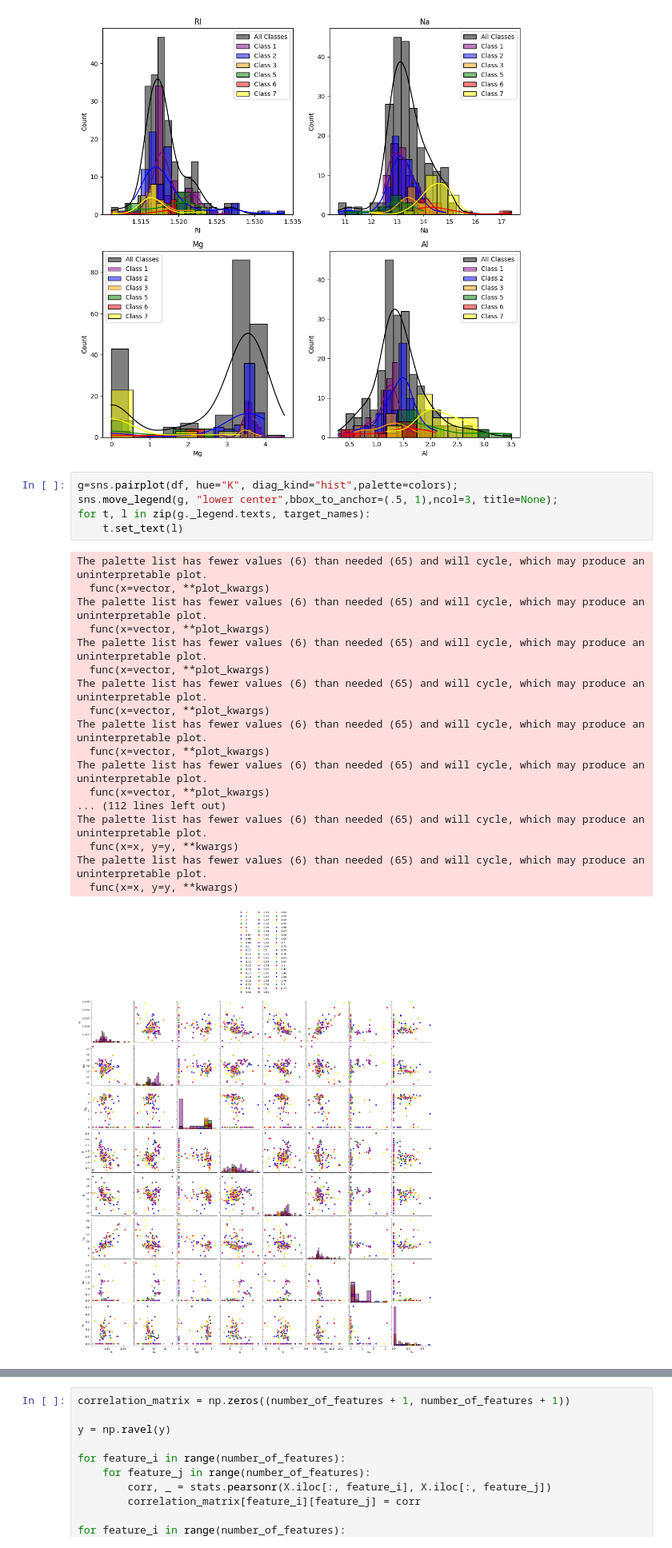
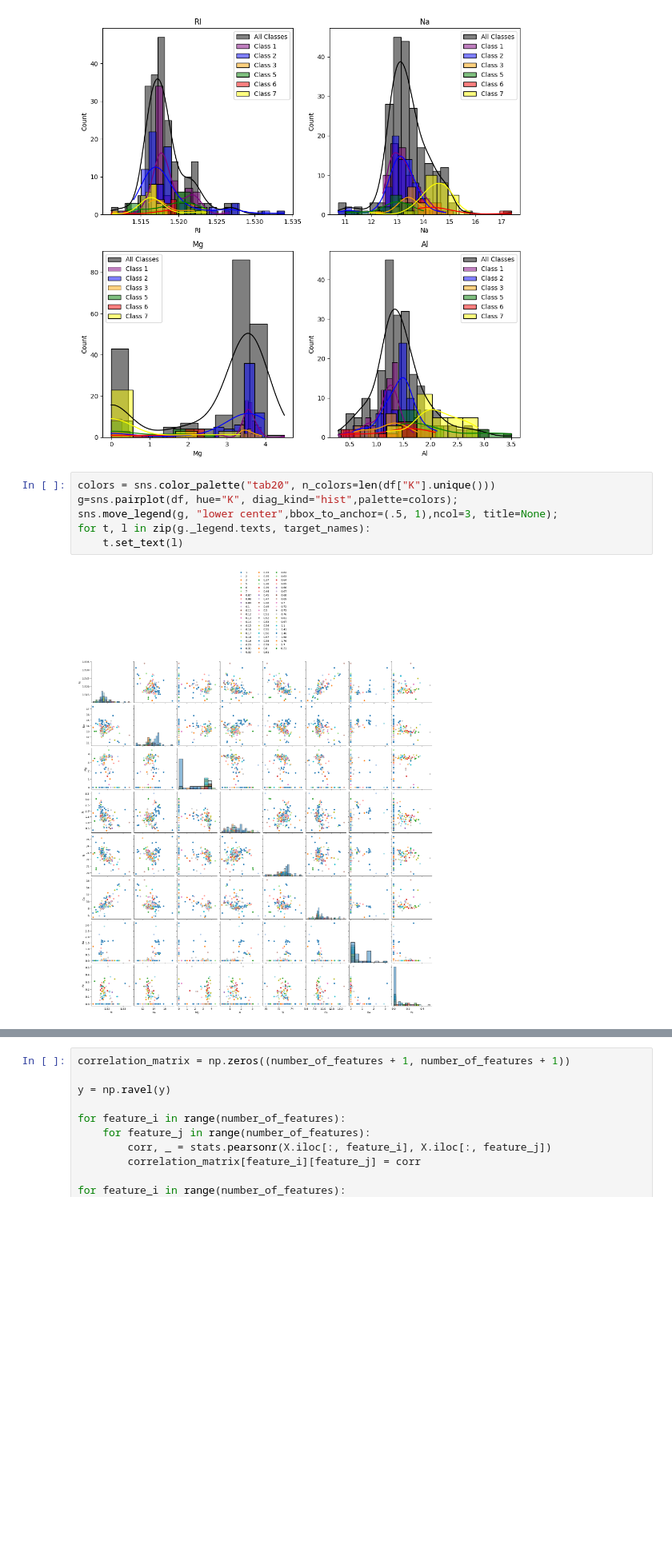
Before and after one commit to marijavrzhovska/ML, a Jupyter notebook: LAB1/glass_identification.ipynb, the cells around one changed output, grey strips where cells are left out. Shown at 80% size. Saved outputs shown, nothing was run; the diff lists cells and outputs as text; blank space fills up the shorter version.

```diff
--- a/LAB1/glass_identification.ipynb
+++ b/LAB1/glass_identification.ipynb
@@ -218,28 +218,12 @@ plt.show()
 # %% [output]
 [figure]
 # %%
+colors = sns.color_palette("tab20", n_colors=len(df["K"].unique()))
 g=sns.pairplot(df, hue="K", diag_kind="hist",palette=colors);
 sns.move_legend(g, "lower center",bbox_to_anchor=(.5, 1),ncol=3, title=None);
 for t, l in zip(g._legend.texts, target_names):
     t.set_text(l)
 # %% [output]
-The palette list has fewer values (6) than needed (65) and will cycle, which may produce an uninterpretable plot.
-  func(x=vector, **plot_kwargs)
-The palette list has fewer values (6) than needed (65) and will cycle, which may produce an uninterpretable plot.
-  func(x=vector, **plot_kwargs)
-The palette list has fewer values (6) than needed (65) and will cycle, which may produce an uninterpretable plot.
-  func(x=vector, **plot_kwargs)
-The palette list has fewer values (6) than needed (65) and will cycle, which may produce an uninterpretable plot.
-  func(x=vector, **plot_kwargs)
-The palette list has fewer values (6) than needed (65) and will cycle, which may produce an uninterpretable plot.
-  func(x=vector, **plot_kwargs)
-The palette list has fewer values (6) than needed (65) and will cycle, which may produce an uninterpretable plot.
-  func(x=vector, **plot_kwargs)
-... (112 lines left out)
-The palette list has fewer values (6) than needed (65) and will cycle, which may produce an uninterpretable plot.
-  func(x=x, y=y, **kwargs)
-The palette list has fewer values (6) than needed (65) and will cycle, which may produce an uninterpretable plot.
-  func(x=x, y=y, **kwargs)
-[figure, old version]
+[figure, new version]
 # %%
 X_df = pd.DataFrame(X, columns=glass.data.feature_names)
```
Also changed, not shown: parts of 3 cells of this notebook.
